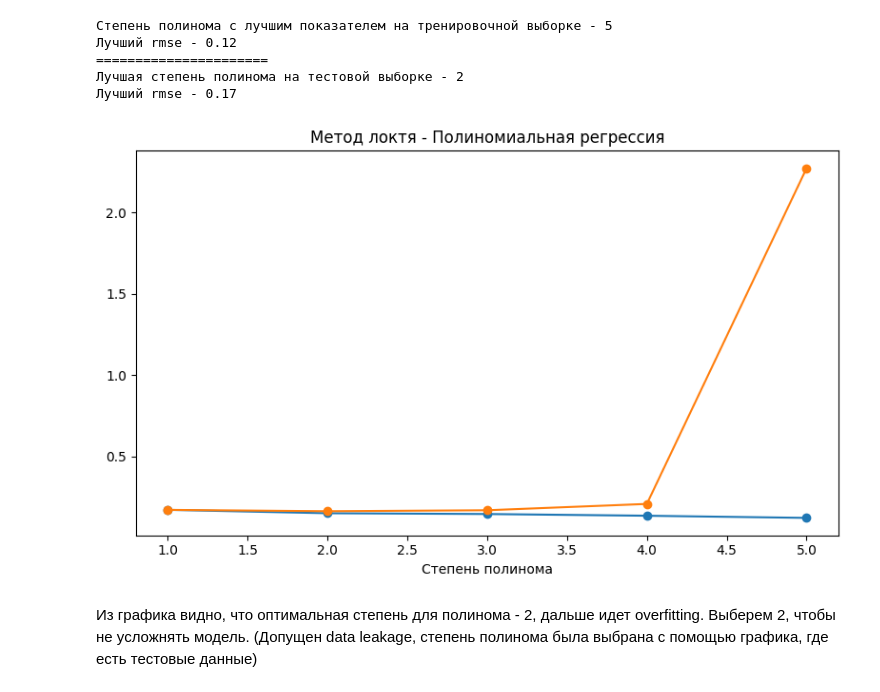
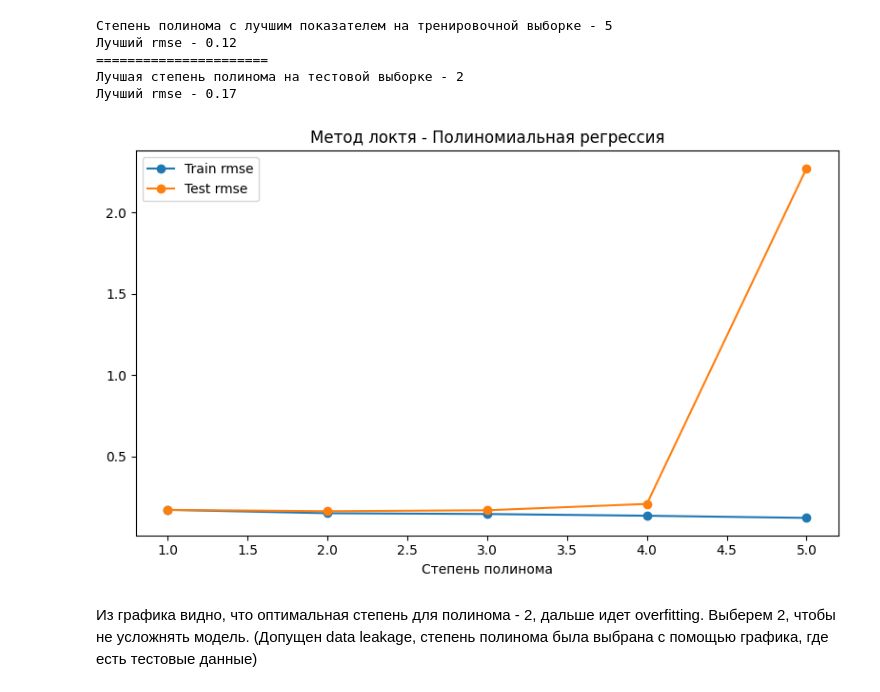
Before and after one commit to tatustik812/kaggle-house-prices, a Jupyter notebook: notebooks/02_Models.ipynb, the cells around one changed output. Cells and saved outputs as stored; diff of their text form; code cells hidden in the pictures.

```diff
--- a/notebooks/02_Models.ipynb
+++ b/notebooks/02_Models.ipynb
@@ -232,13 +237,14 @@ print(f'Лучший rmse - {min(rmse_test_poly):.2f}')
 # %%
 plt.figure(figsize=(8, 5))
 plt.plot(degrees, rmse_train_poly, label='Train rmse', marker='o')
 plt.plot(degrees, rmse_test_poly, label='Test rmse', marker='o')
 plt.xlabel('Степень полинома')
 plt.title('Метод локтя - Полиномиальная регрессия')
+plt.legend()
 plt.tight_layout()
 plt.show()
 # %% [output]
-[figure, old version]
+[figure, new version]
 # %% [markdown]
 Из графика видно, что оптимальная степень для полинома - 2, дальше идет overfitting. Выберем 2, чтобы не усложнять модель. (Допущен data leakage, степень полинома была выбрана с помощью графика, где есть тестовые данные)
 # %%
```
Also changed, not shown: parts of 10 cells of this notebook, 2 other files.
